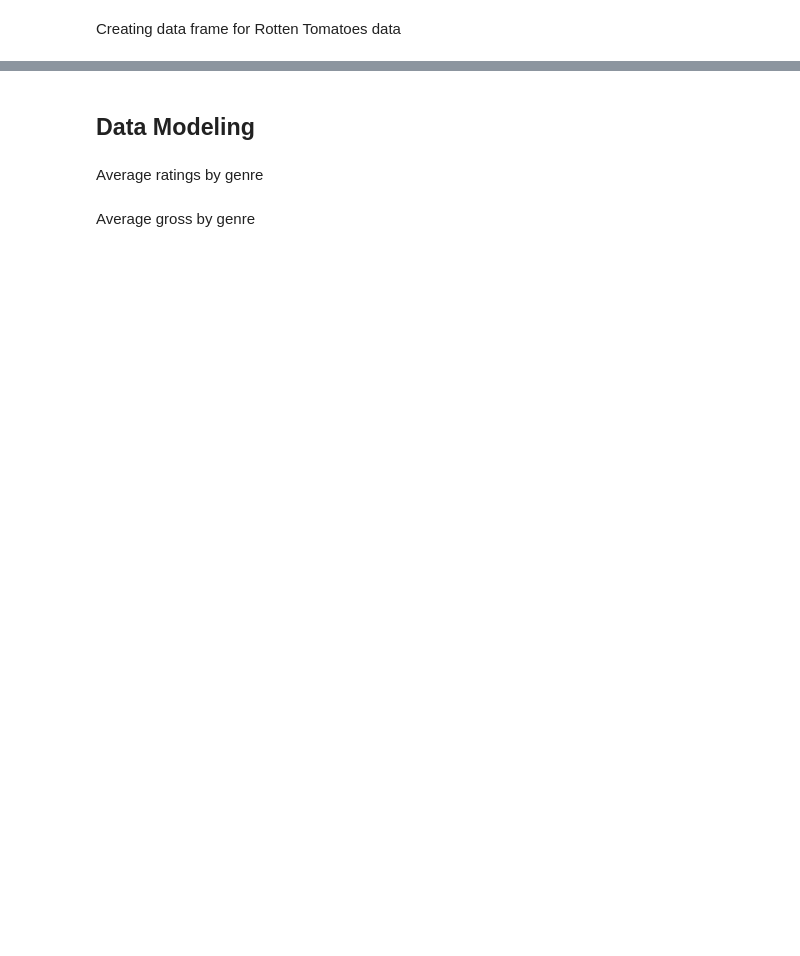
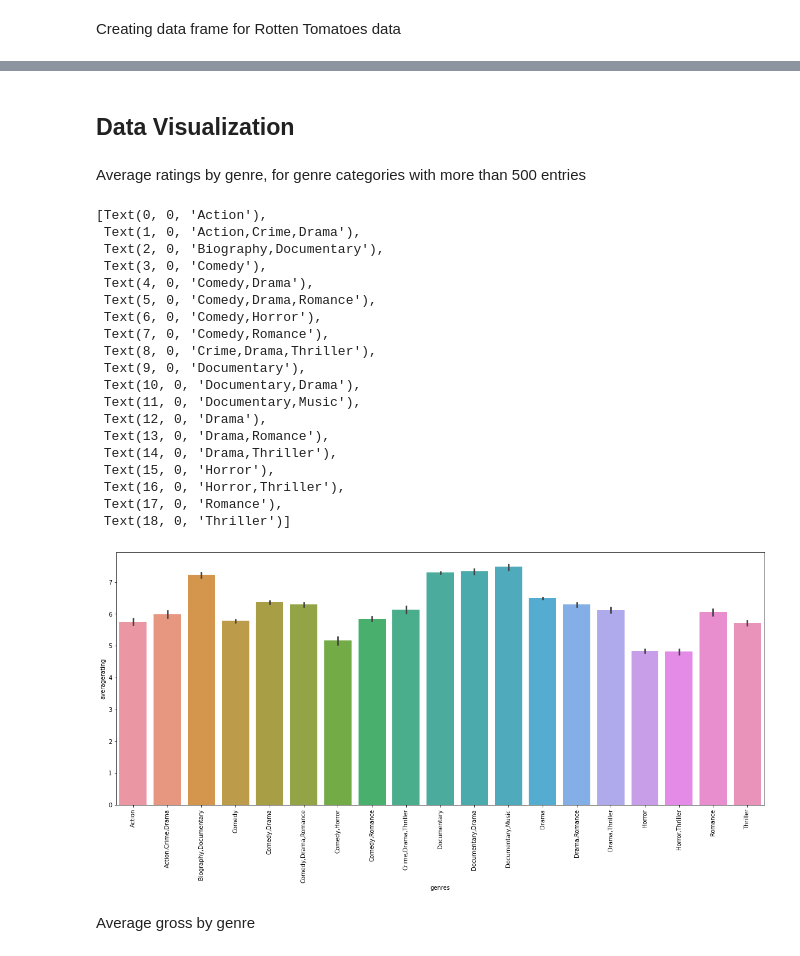
Before and after one commit to nancyho83/Microsoft_Movie_Analysis, a Jupyter notebook: notebook.ipynb, the cells around one changed output, grey strips where cells are left out. Cells and saved outputs as stored; diff of their text form; code cells hidden in the pictures; blank space fills up the shorter version.

Commit message:
Reflecting changes in previous repository: split genres in tables, created visualizations

```diff
--- a/notebook.ipynb
+++ b/notebook.ipynb
@@ -102,0 +131,3 @@ ratings_df
+# %%
+ratings_df['split_genres'] = ratings_df['genres'].str.split(',')
+ratings_df
@@ -102,0 +153,5 @@ ratings_df
+# %%
+ratings_df = ratings_df.dropna(subset = ['genres'])
+# %%
+ratings_df = ratings_df.explode('split_genres')
+ratings_df
@@ -102,0 +174,5 @@ ratings_df
+# %%
+x_df = ratings_df.groupby('genres').count().iloc[:,0]
+x2_df = x_df[x_df >= 500].index
+combined_ratings_df = ratings_df[ratings_df.genres.isin(x2_df)]
+combined_ratings_df.groupby('genres').mean().head()
@@ -116,8 +200,34 @@ rotten_tomatoes_df.head(5)
 | 3 | 12 Angry Men (Twelve Angry Men) | Classics, Drama | Certified-Fresh | 100.0 | 54.0 | Upright | ... |
 | 4 | 20,000 Leagues Under The Sea | Action & Adventure, Drama, Kids &... | Fresh | 89.0 | 27.0 | Upright | ... |
 # %% [markdown]
-## Data Modeling
+## Data Visualization
 # %% [markdown]
-Average ratings by genre
+Average ratings by genre, for genre categories with more than 500 entries
+# %%
+f, ax = plt.subplots(figsize=(20,8))
+ax = sns.barplot(x='genres', y='averagerating', data=combined_ratings_df,
+                order=x2_df)
+ax.set_xticklabels(ax.get_xticklabels(), rotation=90)
+# %% [output]
+[Text(0, 0, 'Action'),
+ Text(1, 0, 'Action,Crime,Drama'),
+ Text(2, 0, 'Biography,Documentary'),
+ Text(3, 0, 'Comedy'),
+ Text(4, 0, 'Comedy,Drama'),
+ Text(5, 0, 'Comedy,Drama,Romance'),
+ Text(6, 0, 'Comedy,Horror'),
+ Text(7, 0, 'Comedy,Romance'),
+ Text(8, 0, 'Crime,Drama,Thriller'),
+ Text(9, 0, 'Documentary'),
+ Text(10, 0, 'Documentary,Drama'),
+ Text(11, 0, 'Documentary,Music'),
+ Text(12, 0, 'Drama'),
+ Text(13, 0, 'Drama,Romance'),
+ Text(14, 0, 'Drama,Thriller'),
+ Text(15, 0, 'Horror'),
+ Text(16, 0, 'Horror,Thriller'),
+ Text(17, 0, 'Romance'),
+ Text(18, 0, 'Thriller')]
+[figure, added]
 # %% [markdown]
 Average gross by genre
```
Also changed, not shown: parts of 11 cells of this notebook.
